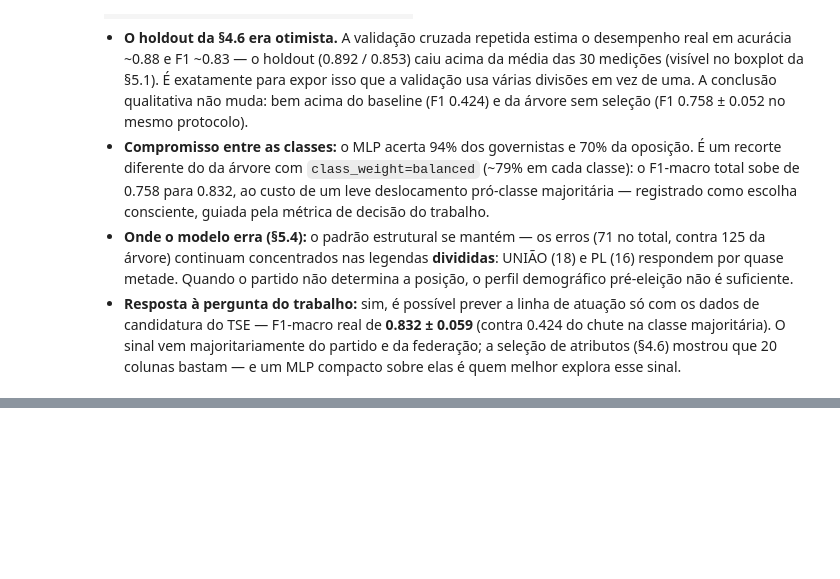
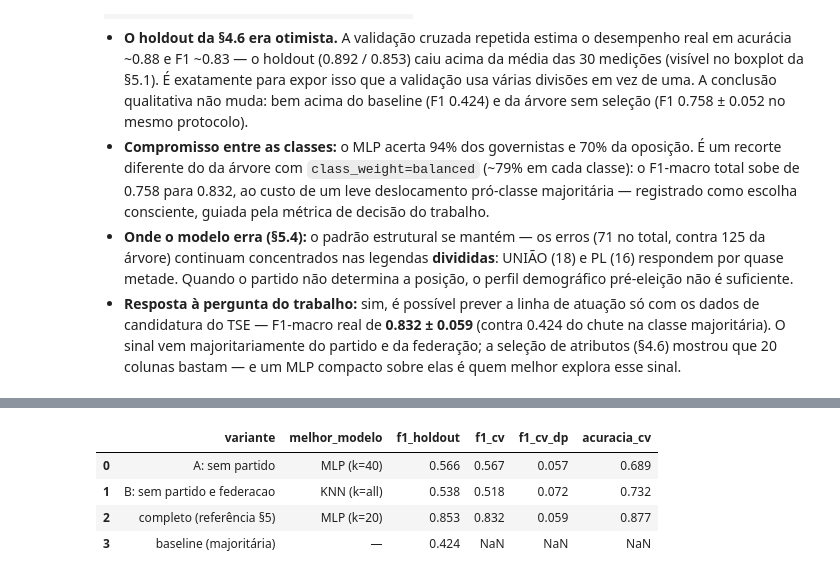
Before and after one commit to gayapedro/tse-rollcall-alignment, a Jupyter notebook: notebook.ipynb, the cells around one changed output, grey strips where cells are left out. Drawn from its saved outputs; the diff is of its cells as text; code cells hidden in the pictures; blank space fills up the shorter version.

```diff
--- a/notebook.ipynb
+++ b/notebook.ipynb
@@ -904,0 +968,28 @@ total de erros: 71 de 590
+# %%
+# validação cruzada repetida (mesmo protocolo da §5.1) do melhor modelo de cada variante
+melhores_abl = {}
+linhas = []
+for var, cats in VARIANTES.items():
+    t = tabela_abl[tabela_abl['variante'] == var].iloc[0]
+    est = buscas_abl[(var, t['modelo'])].best_estimator_
+    melhores_abl[var] = (t['modelo'], est, cats)
+    cv = cross_validate(est, X[cats + NUMERICAS], y, cv=rskf,
+                        scoring=['accuracy', 'f1_macro'], n_jobs=-1)
+    linhas.append({'variante': var, 'melhor_modelo': f"{t['modelo']} (k={t['k']})",
+                   'f1_holdout': t['f1_macro'],
+                   'f1_cv': cv['test_f1_macro'].mean(), 'f1_cv_dp': cv['test_f1_macro'].std(),
+                   'acuracia_cv': cv['test_accuracy'].mean()})
+
+linhas.append({'variante': 'completo (referência §5)', 'melhor_modelo': 'MLP (k=20)',
+               'f1_holdout': 0.853, 'f1_cv': f1m.mean(), 'f1_cv_dp': f1m.std(),
+               'acuracia_cv': acc.mean()})
+linhas.append({'variante': 'baseline (majoritária)', 'melhor_modelo': '—',
+               'f1_holdout': 0.424, 'f1_cv': np.nan, 'f1_cv_dp': np.nan,
+               'acuracia_cv': np.nan})
+pd.DataFrame(linhas).round(3)
+# %% [output]
+|  | variante | melhor_modelo | f1_holdout | f1_cv | f1_cv_dp | acuracia_cv |
+| 0 | A: sem partido | MLP (k=40) | 0.566 | 0.567 | 0.057 | 0.689 |
+| 1 | B: sem partido e federacao | KNN (k=all) | 0.538 | 0.518 | 0.072 | 0.732 |
+| 2 | completo (referência §5) | MLP (k=20) | 0.853 | 0.832 | 0.059 | 0.877 |
+| 3 | baseline (majoritária) | — | 0.424 | NaN | NaN | NaN |
```
Also changed, not shown: parts of 5 cells of this notebook, 2 other files.
